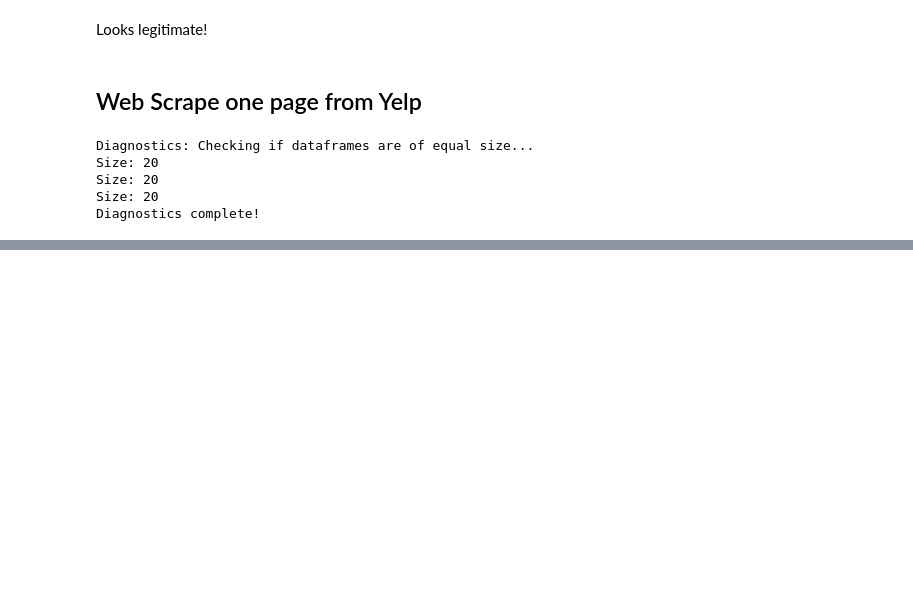
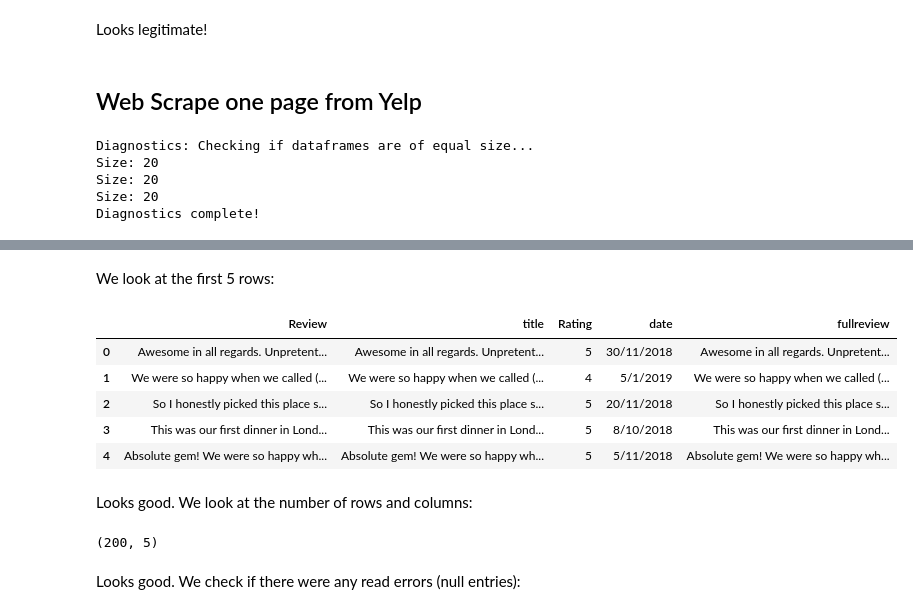
Before and after one commit to TanselArif-21/WebScraping, a Jupyter notebook: WS-AllScraping.ipynb, the cells around one changed output, grey strips where cells are left out. Drawn from its saved outputs; the diff is of its cells as text; code cells hidden in the pictures; blank space fills up the shorter version.

```diff
--- a/WS-AllScraping.ipynb
+++ b/WS-AllScraping.ipynb
@@ -209,7 +211,7 @@ def webscrape(url, site, silent):
 
     return df_fullreview,success
 
-def fullscraper(site, first_url, url1, url2, increment_string1, increment_string2, total_pages, output_file):
+def fullscraper(site, first_url, url1, url2, increment_string1, increment_string2, total_pages, increment, output_file):
     '''
     This function increments the site url to the next page according to update criteria and scrapes that page.
     The full url of subsequent pages is url = url1 + increment_string1 + url2 + increment_string2. In cases
@@ -230,7 +232,7 @@ def fullscraper(site, first_url, url1, url2, increment_string1, increment_string
     print('Getting reviews ' + str(0)+'/ '+str(total_pages))
 
     # url incrementation differs per website
-    if site == 'tripadvisor':
+    if site.lower() in ['tripadvisor','yelp']:
         while not success:
             df,success = webscrape(first_url,site,False)
             if not success:
@@ -243,7 +245,7 @@ def fullscraper(site, first_url, url1, url2, increment_string1, increment_string
 
         for i in range(1,total_pages):
             success = False
-            url_temp = url1 + increment_string1 + str(i) + increment_string2 + url2
+            url_temp = url1 + increment_string1 + str(i*increment) + increment_string2 + url2
 
             if (i%10 == 0) or (i == total_pages):
                 while not success:
@@ -573,0 +406,7 @@ IndentationError: unexpected indent (<ipython-input-106-09ecf04659cb>, line 2)
+# %%
+inurl1 = "https://www.yelp.co.uk/biz/ffionas-restaurant-london"
+inurl2 = ""
+
+df_full = fullscraper(site='yelp',first_url=inurl1+inurl2,url1=inurl1,url2=inurl2,\
+                      increment_string1="?start=",increment_string2="",total_pages=10,\
+                      increment=20,output_file='testing.csv')
@@ -573,0 +431,19 @@ IndentationError: unexpected indent (<ipython-input-106-09ecf04659cb>, line 2)
+# %% [markdown]
+We look at the first 5 rows:
+# %%
+df_full.head()
+# %% [output]
+|  | Review | title | Rating | date | fullreview |
+| 0 | Awesome in all regards. Unpretent... | Awesome in all regards. Unpretent... | 5 | 30/11/2018 | Awesome in all regards. Unpretent... |
+| 1 | We were so happy when we called (... | We were so happy when we called (... | 4 | 5/1/2019 | We were so happy when we called (... |
+| 2 | So I honestly picked this place s... | So I honestly picked this place s... | 5 | 20/11/2018 | So I honestly picked this place s... |
+| 3 | This was our first dinner in Lond... | This was our first dinner in Lond... | 5 | 8/10/2018 | This was our first dinner in Lond... |
+| 4 | Absolute gem! We were so happy wh... | Absolute gem! We were so happy wh... | 5 | 5/11/2018 | Absolute gem! We were so happy wh... |
+# %% [markdown]
+Looks good. We look at the number of rows and columns:
+# %%
+df_full.shape
+# %% [output]
+(200, 5)
+# %% [markdown]
+Looks good. We check if there were any read errors (null entries):
```
Also changed, not shown: parts of 16 cells of this notebook.
